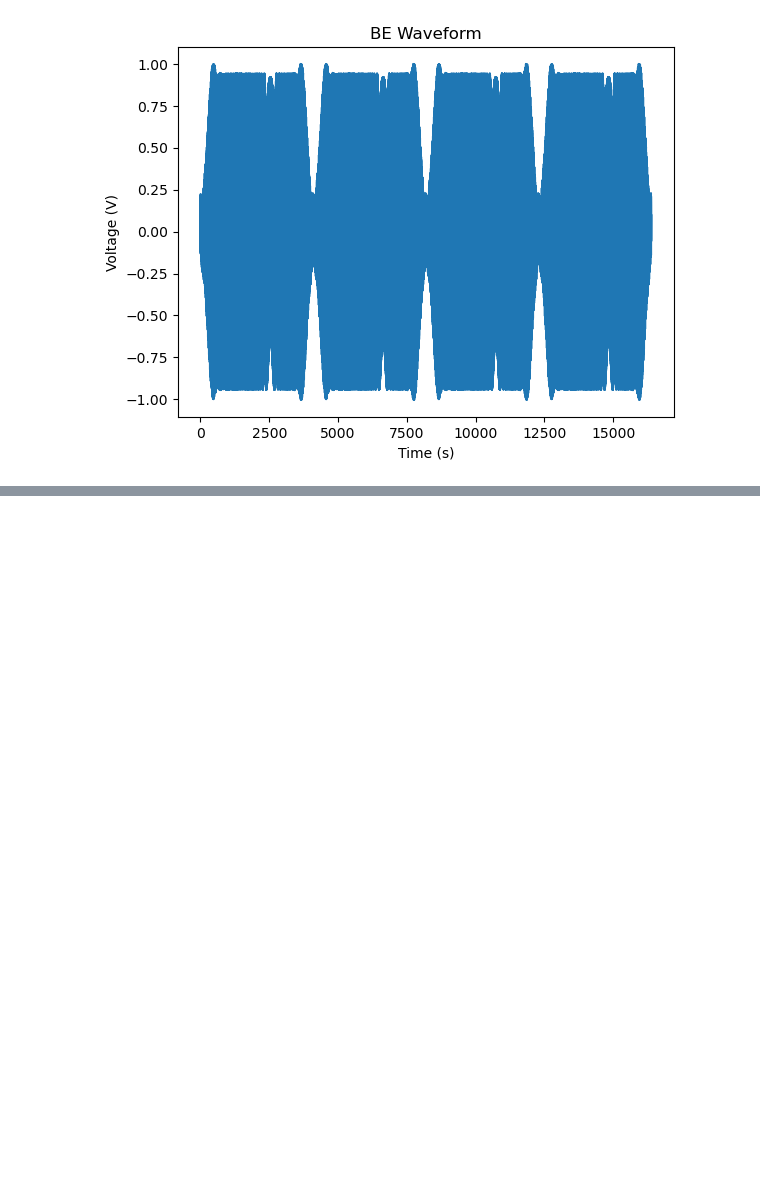
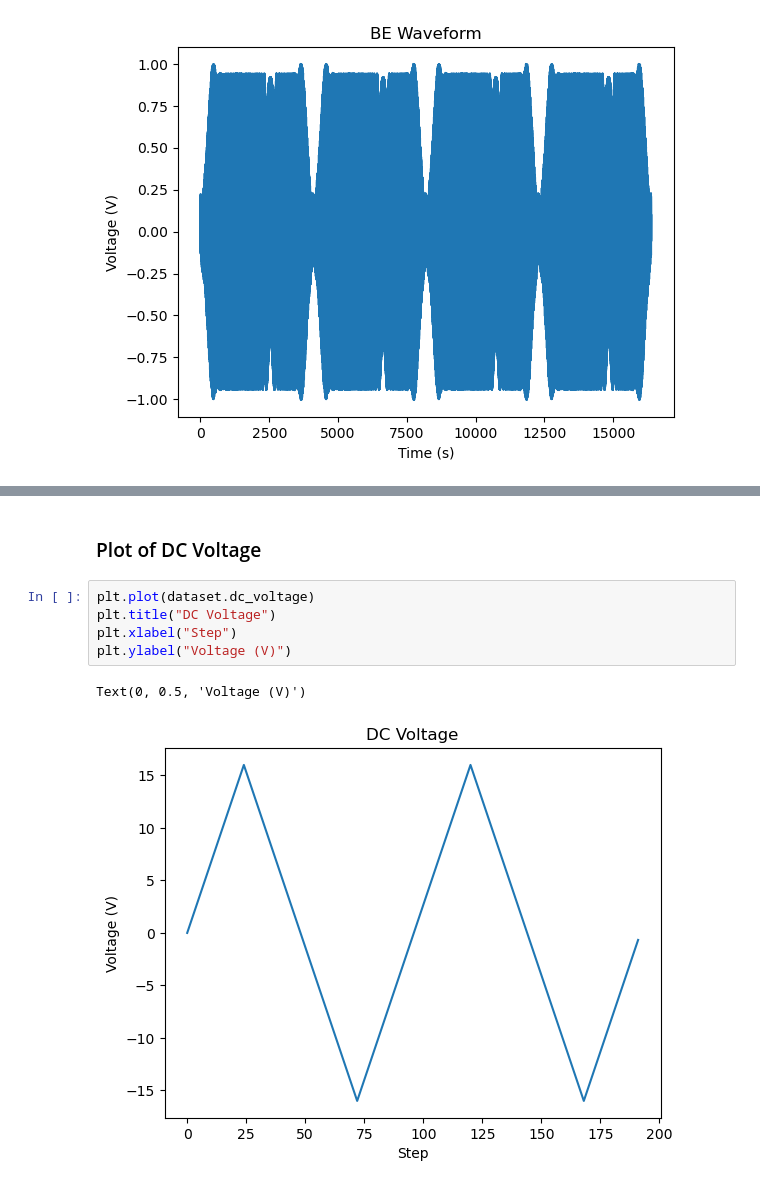
Before and after one commit to m3-learning/BEPiezo-Learn, a Jupyter notebook: src/belearn/dataset/visualization_of_dataset_properties.ipynb, the cells around one changed output, grey strips where cells are left out. Cells and saved outputs as stored; diff of their text form; blank space fills up the shorter version.

```diff
--- a/src/belearn/dataset/visualization_of_dataset_properties.ipynb
+++ b/src/belearn/dataset/visualization_of_dataset_properties.ipynb
@@ -140,0 +158,10 @@ np.int64(384)
+# %% [markdown]
+### Plot of DC Voltage
+# %%
+plt.plot(dataset.dc_voltage)
+plt.title("DC Voltage")
+plt.xlabel("Step")
+plt.ylabel("Voltage (V)")
+# %% [output]
+Text(0, 0.5, 'Voltage (V)')
+[figure, added]
```
Also changed, not shown: parts of 23 cells of this notebook.
